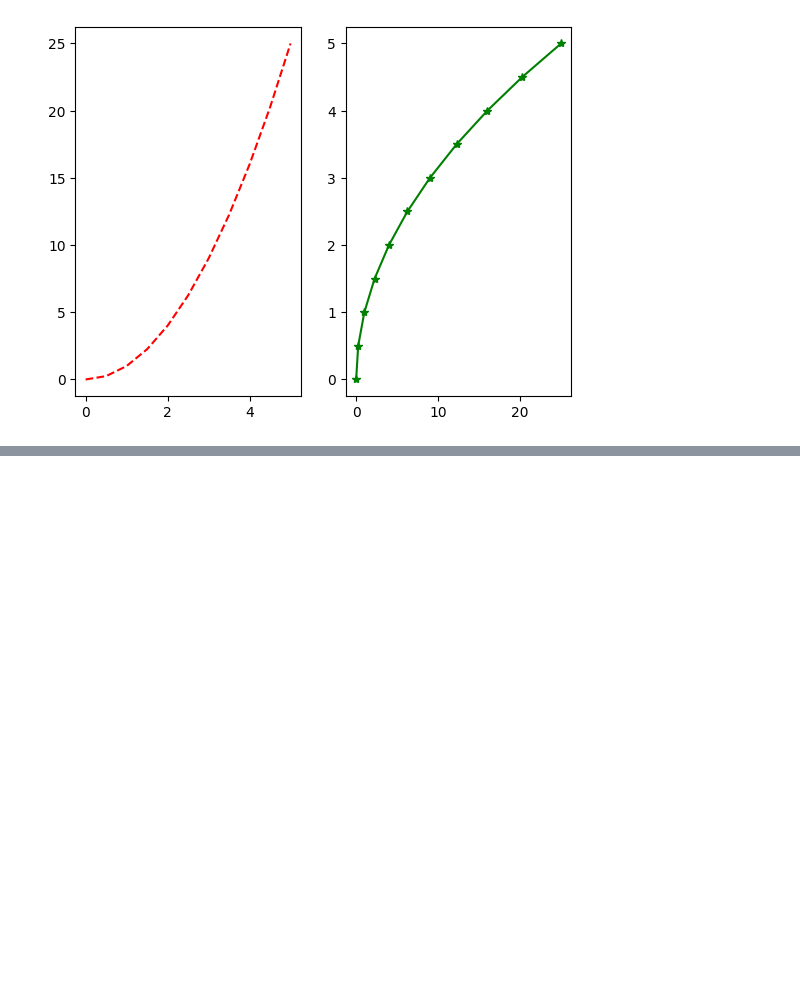
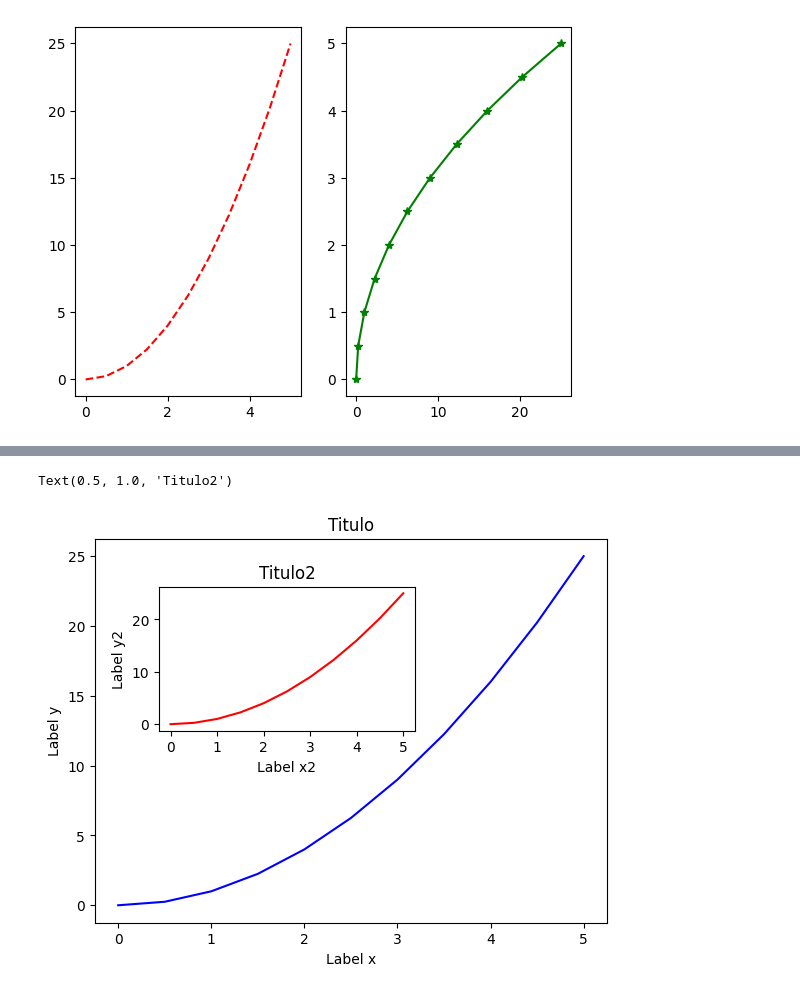
Before and after one commit to ludiemert/Data_Visualization_Matplotlib, a Jupyter notebook: Matplotlib.ipynb, the cells around one changed output, grey strips where cells are left out. Cells and saved outputs as stored; diff of their text form; code cells hidden in the pictures; blank space fills up the shorter version.

```diff
--- a/Matplotlib.ipynb
+++ b/Matplotlib.ipynb
@@ -60,0 +84,32 @@ plt.plot(y, x, "g*-") # passando greem com * e traco
+# %%
+# com 2 eixos e 2 graficos
+
+fig = plt.figure()
+
+# a figer ja existe agora add um eixo, passo uma lista com 4 valores
+axes = fig.add_axes([0.1, 0.1, 0.8, 0.8])
+# 4 valores que diz => meu eixo vai comecar se posicionar 10% apartir da esquerda,
+# 0.1 da parte de baixo do grafico => inferior, ele vai preencher 80% da figer => largura e vai ter 80% de altura da figer => altura
+
+axes2 = fig.add_axes([0.2, 0.5, 0.4, 0.3])
+
+axes.plot(x, y, "blue")
+# add dados, como nao tem outro dados para outro grafico ele gera um grafico qualquer, veja
+
+# mais dados orientado a objeto
+axes.set_xlabel("Label x")
+axes.set_ylabel("Label y")
+axes.set_title("Titulo")
+
+
+
+axes2.plot(x, y, "red")
+# add dados, como nao tem outro dados para outro grafico ele gera um grafico qualquer, veja
+
+# mais dados orientado a objeto
+axes2.set_xlabel("Label x2")
+axes2.set_ylabel("Label y2")
+axes2.set_title("Titulo2")
+# %% [output]
+Text(0.5, 1.0, 'Titulo2')
+[figure, added]
```
Also changed, not shown: parts of 3 cells of this notebook.
